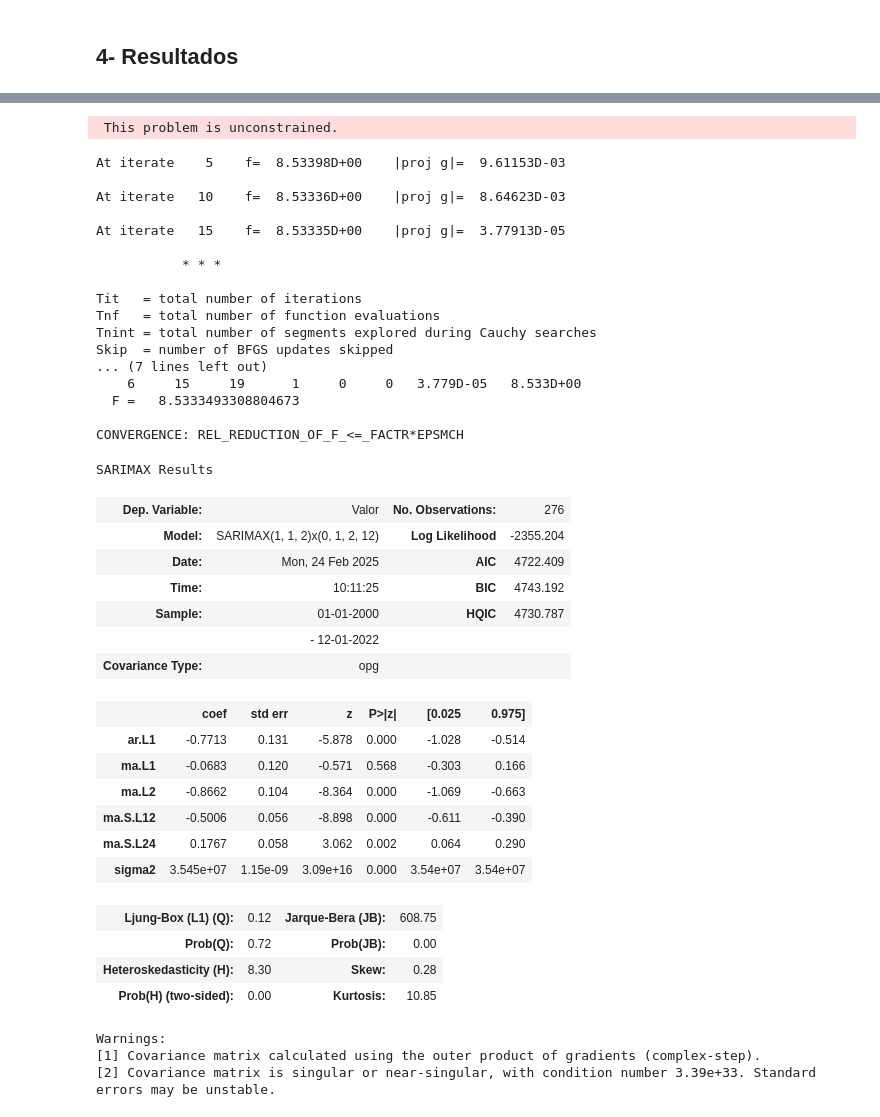
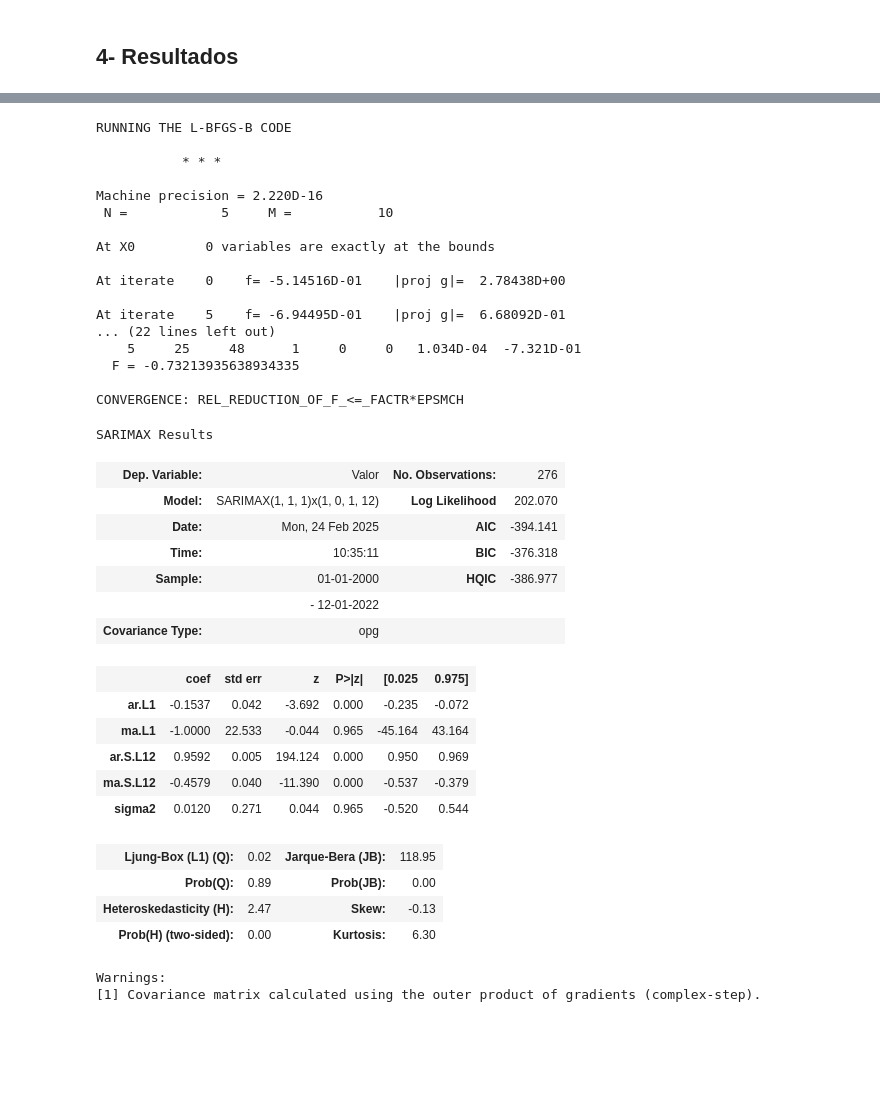
Before and after one commit to victordornelos/tcc_cap3, a Jupyter notebook: cap3.ipynb, the cells around one changed output, grey strips where cells are left out. Cells and saved outputs as stored; diff of their text form; code cells hidden in the pictures; blank space fills up the shorter version.

```diff
--- a/cap3.ipynb
+++ b/cap3.ipynb
@@ -712,6 +734,6 @@ def rodar_sarimax(df_params, index):
 # %% [markdown]
 ## 4- Resultados
 # %%
-resultado_modelo = rodar_sarimax(results_df, 1)
+resultado_modelo = rodar_sarimax(result_df, 0)
 resultado_modelo.summary()
 # %% [output]
@@ -728,43 +741,40 @@ At iterate    0    f=  8.54393D+00    |proj g|=  1.32185D-01
- This problem is unconstrained.
+RUNNING THE L-BFGS-B CODE
+
+           * * *
+
+Machine precision = 2.220D-16
+ N =            5     M =           10
+
+At X0         0 variables are exactly at the bounds
+
+At iterate    0    f= -5.14516D-01    |proj g|=  2.78438D+00
+
+At iterate    5    f= -6.94495D-01    |proj g|=  6.68092D-01
+... (22 lines left out)
+    5     25     48      1     0     0   1.034D-04  -7.321D-01
+  F = -0.73213935638934335
+
+CONVERGENCE: REL_REDUCTION_OF_F_<=_FACTR*EPSMCH
-At iterate    5    f=  8.53398D+00    |proj g|=  9.61153D-03
-
-At iterate   10    f=  8.53336D+00    |proj g|=  8.64623D-03
-
-At iterate   15    f=  8.53335D+00    |proj g|=  3.77913D-05
-
-           * * *
-
-Tit   = total number of iterations
-Tnf   = total number of function evaluations
-Tnint = total number of segments explored during Cauchy searches
-Skip  = number of BFGS updates skipped
-... (7 lines left out)
-    6     15     19      1     0     0   3.779D-05   8.533D+00
-  F =   8.5333493308804673
-
-CONVERGENCE: REL_REDUCTION_OF_F_<=_FACTR*EPSMCH
+SARIMAX Results
-SARIMAX Results
 | Dep. Variable: | Valor | No. Observations: | 276 |
-| Model: | SARIMAX(1, 1, 2)x(0, 1, 2, 12) | Log Likelihood | -2355.204 |
-| Date: | Mon, 24 Feb 2025 | AIC | 4722.409 |
-| Time: | 10:11:25 | BIC | 4743.192 |
-| Sample: | 01-01-2000 | HQIC | 4730.787 |
+| Model: | SARIMAX(1, 1, 1)x(1, 0, 1, 12) | Log Likelihood | 202.070 |
+| Date: | Mon, 24 Feb 2025 | AIC | -394.141 |
+| Time: | 10:35:11 | BIC | -376.318 |
+| Sample: | 01-01-2000 | HQIC | -386.977 |
 |  | - 12-01-2022 |  |  |
 | Covariance Type: | opg |  |  |
 |  | coef | std err | z | P>|z| | [0.025 | 0.975] |
-| ar.L1 | -0.7713 | 0.131 | -5.878 | 0.000 | -1.028 | -0.514 |
-| ma.L1 | -0.0683 | 0.120 | -0.571 | 0.568 | -0.303 | 0.166 |
-| ma.L2 | -0.8662 | 0.104 | -8.364 | 0.000 | -1.069 | -0.663 |
-| ma.S.L12 | -0.5006 | 0.056 | -8.898 | 0.000 | -0.611 | -0.390 |
-| ma.S.L24 | 0.1767 | 0.058 | 3.062 | 0.002 | 0.064 | 0.290 |
-| sigma2 | 3.545e+07 | 1.15e-09 | 3.09e+16 | 0.000 | 3.54e+07 | 3.54e+07 |
+| ar.L1 | -0.1537 | 0.042 | -3.692 | 0.000 | -0.235 | -0.072 |
+| ma.L1 | -1.0000 | 22.533 | -0.044 | 0.965 | -45.164 | 43.164 |
+| ar.S.L12 | 0.9592 | 0.005 | 194.124 | 0.000 | 0.950 | 0.969 |
+| ma.S.L12 | -0.4579 | 0.040 | -11.390 | 0.000 | -0.537 | -0.379 |
+| sigma2 | 0.0120 | 0.271 | 0.044 | 0.965 | -0.520 | 0.544 |
-| Ljung-Box (L1) (Q): | 0.12 | Jarque-Bera (JB): | 608.75 |
-| Prob(Q): | 0.72 | Prob(JB): | 0.00 |
-| Heteroskedasticity (H): | 8.30 | Skew: | 0.28 |
-| Prob(H) (two-sided): | 0.00 | Kurtosis: | 10.85 |
+| Ljung-Box (L1) (Q): | 0.02 | Jarque-Bera (JB): | 118.95 |
+| Prob(Q): | 0.89 | Prob(JB): | 0.00 |
+| Heteroskedasticity (H): | 2.47 | Skew: | -0.13 |
+| Prob(H) (two-sided): | 0.00 | Kurtosis: | 6.30 |
-Warnings:
-[1] Covariance matrix calculated using the outer product of gradients (complex-step).
-[2] Covariance matrix is singular or near-singular, with condition number 3.39e+33. Standard errors may be unstable.
+Warnings:
+[1] Covariance matrix calculated using the outer product of gradients (complex-step).
 # %%
 resultado_modelo.plot_diagnostics(figsize=(15, 12))
 plt.grid(False)
```
Also changed, not shown: parts of 21 cells of this notebook, 1 other file.
